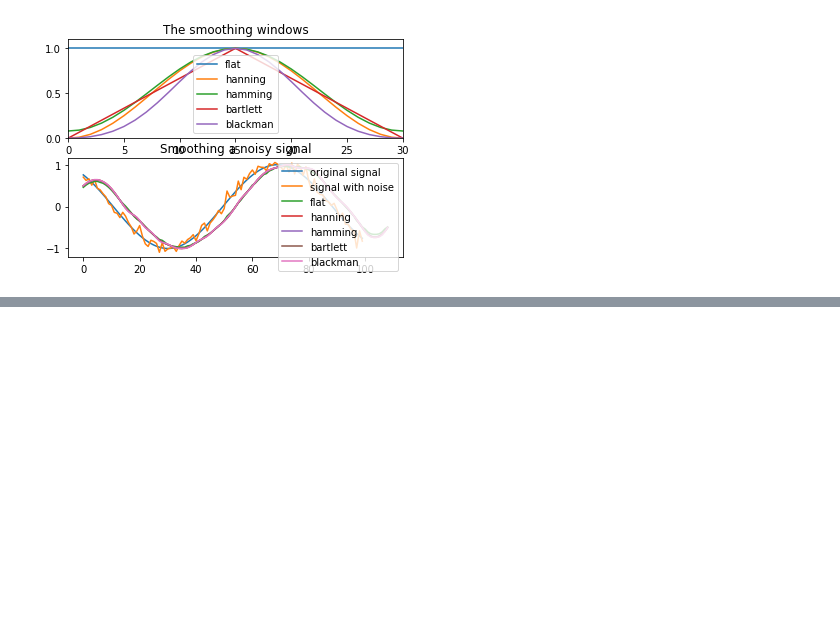
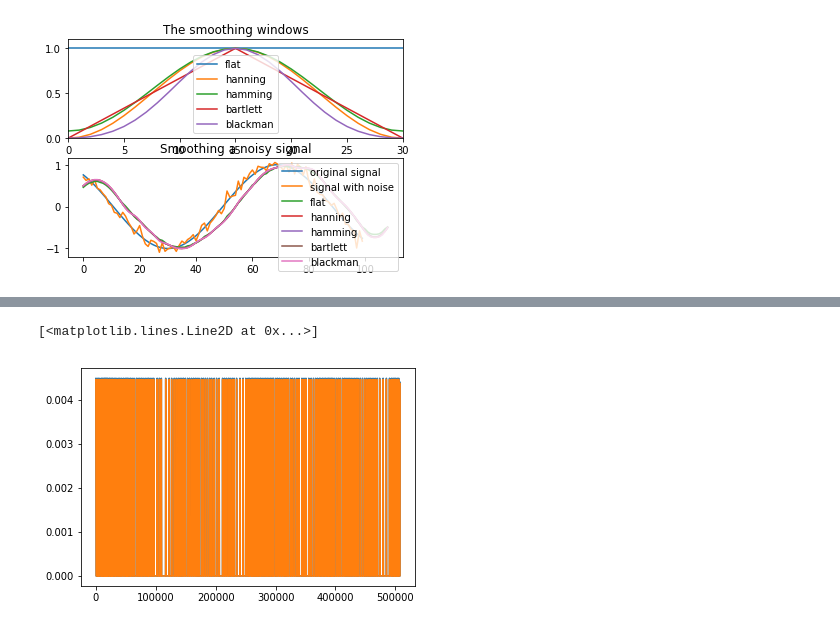
Before and after one commit to lyshds/dn_activation_rec_ubu, a Jupyter notebook: S37/s37_power_muscle_freq_02.ipynb, the cells around one changed output, grey strips where cells are left out. Saved outputs shown, nothing was run; the diff lists cells and outputs as text; code cells hidden in the pictures; blank space fills up the shorter version.

Commit message:
savitzky golay filter for freq spectrum data

```diff
--- a/S37/s37_power_muscle_freq_02.ipynb
+++ b/S37/s37_power_muscle_freq_02.ipynb
@@ -802,0 +891,13 @@ if __name__=='__main__':
+# %%
+spike_binary = np.asarray(binary_spikes)
+type(spike_binary)
+# %%
+sav_gol = savitzky_golay(spike_binary, 501, 2)
+pos_sav_gol = np.abs(sav_gol)
+plt.plot(pos_sav_gol[52000:560000])
+
+sav_gol_2 = savitzky_golay(pos_sav_gol, 51, 1)
+plt.plot(sav_gol_2[52000:560000])
+# %% [output]
+[<matplotlib.lines.Line2D at 0x...>]
+[figure, added]
```
Also changed, not shown: parts of 8 cells of this notebook.
